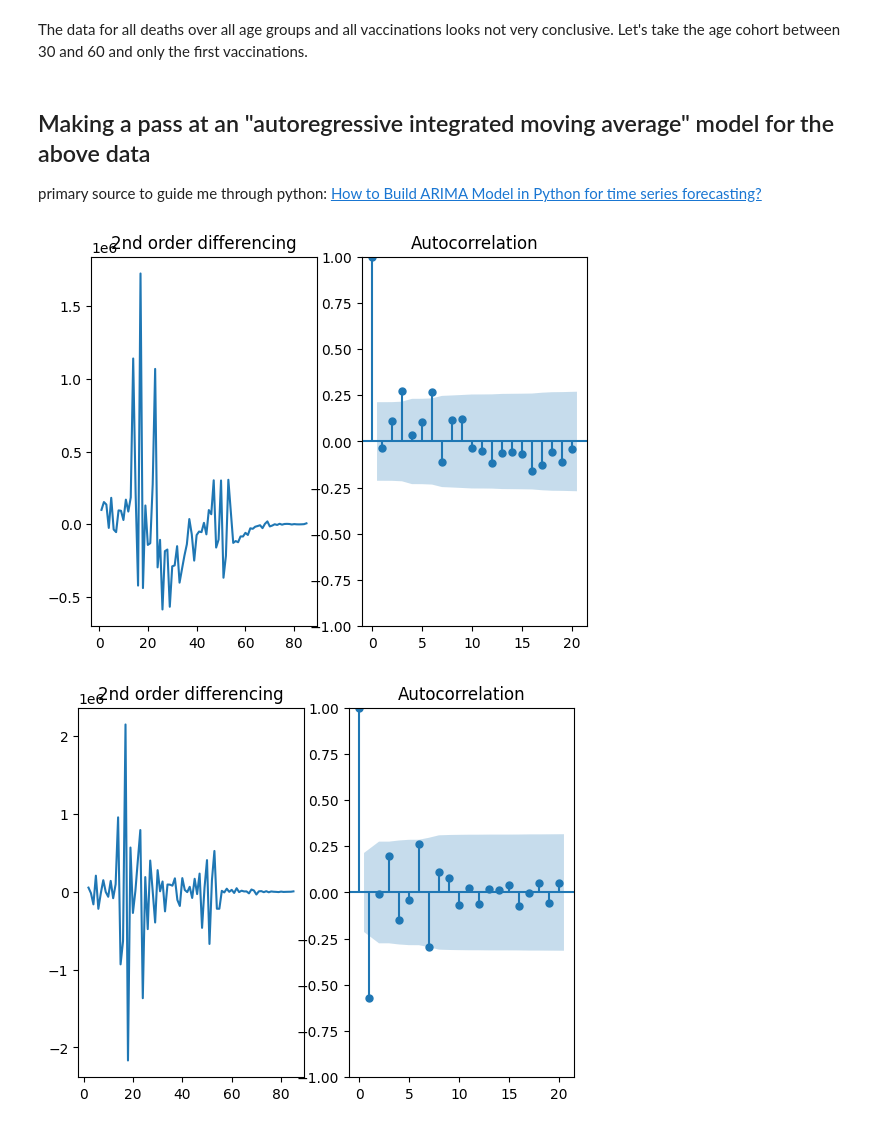
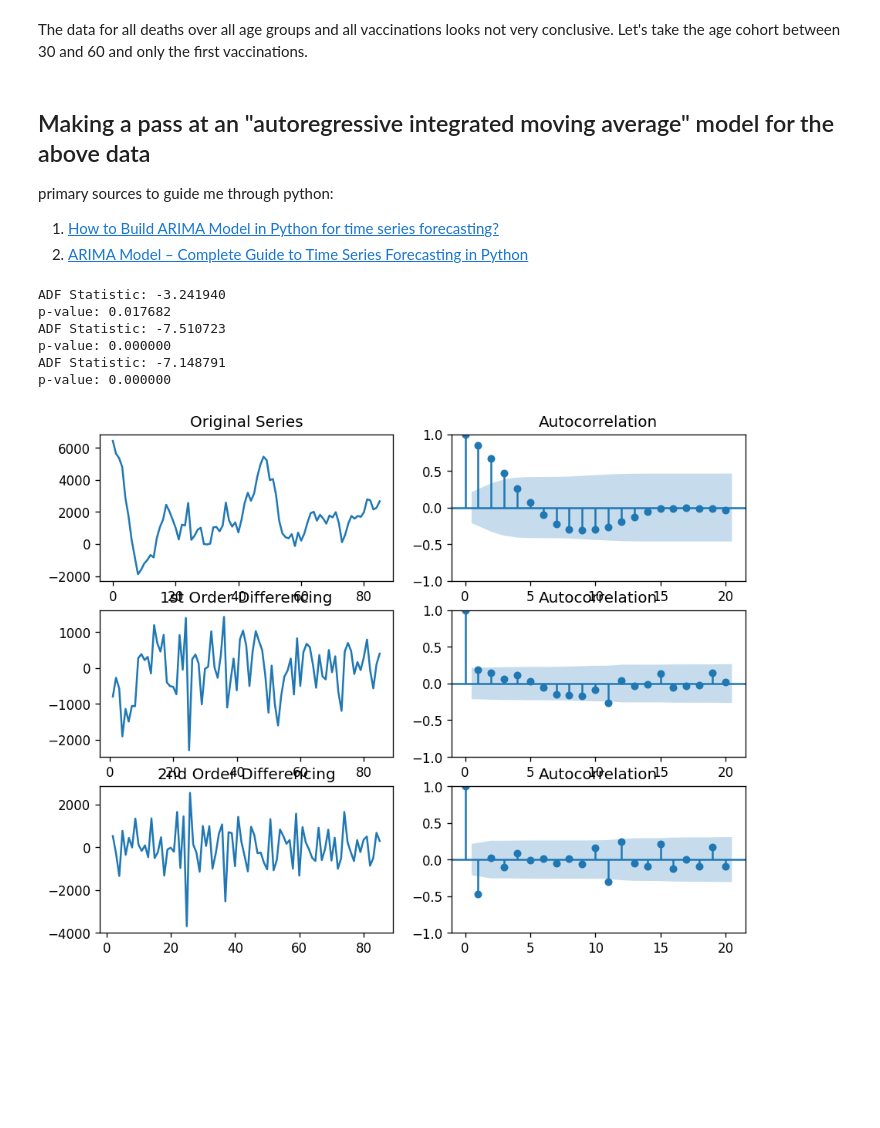
Before and after one commit to matthiasdaues/corona_mortality, a Jupyter notebook: notebooks/mortality_and_vaccination_against_covid.ipynb, the cells around one changed output. Saved outputs shown, nothing was run; the diff lists cells and outputs as text; code cells hidden in the pictures; blank space fills up the shorter version.

```diff
--- a/notebooks/mortality_and_vaccination_against_covid.ipynb
+++ b/notebooks/mortality_and_vaccination_against_covid.ipynb
@@ -226,30 +226,57 @@ Let's take the age cohort between 30 and 60 and only the first vaccinations.
 # %% [markdown]
 ## Making a pass at an "autoregressive integrated moving average" model for the above data
 
- primary source to guide me through python: [How to Build ARIMA Model in Python for time series forecasting?](https://www.projectpro.io/article/how-to-build-arima-model-in-python/544)
+ primary sources to guide me through python:
+
+ 1. [How to Build ARIMA Model in Python for time series forecasting?](https://www.projectpro.io/article/how-to-build-arima-model-in-python/544)
+ 2. [ARIMA Model – Complete Guide to Time Series Forecasting in Python](https://www.machinelearningplus.com/time-series/arima-model-time-series-forecasting-python/)
 # %%
 import statsmodels
 from statsmodels.graphics.tsaplots import plot_acf
-# %%
-f = plt.figure()
-
-ax1=f.add_subplot(121)
-ax1.set_title('1st order differencing')
-ax1.plot(death_vax_weekly.impfungen_biontech_min1_gi.diff())
-
-ax2=f.add_subplot(122)
-plot_acf(death_vax_weekly.impfungen_biontech_min1_gi.diff().dropna(), ax = ax2)
-plt.show()
-
-f = plt.figure()
-
-ax1=f.add_subplot(121)
-ax1.set_title('2nd order differencing')
-ax1.plot(death_vax_weekly.impfungen_biontech_min1_gi.diff().diff())
-
-ax2=f.add_subplot(122)
-plot_acf(death_vax_weekly.impfungen_biontech_min1_gi.diff().diff().dropna(), ax = ax2)
-plt.show()
-# %% [output]
-[figure, removed]
-[figure, removed]
+# %%
+# perform the augmented Dickie Fuller test on the data to check for stationarity
+
+from statsmodels.tsa.stattools import adfuller
+from numpy import log
+
+result = adfuller(death_vax_weekly.total_excess.dropna())
+print('ADF Statistic: %f' % result[0])
+print('p-value: %f' % result[1])
+
+result = adfuller(death_vax_weekly.total_excess.diff().dropna())
+print('ADF Statistic: %f' % result[0])
+print('p-value: %f' % result[1])
+
+
+result = adfuller(death_vax_weekly.total_excess.diff().diff().dropna())
+print('ADF Statistic: %f' % result[0])
+print('p-value: %f' % result[1])
+# %% [output]
+ADF Statistic: -3.241940
+p-value: 0.017682
+ADF Statistic: -7.510723
+p-value: 0.000000
+ADF Statistic: -7.148791
+p-value: 0.000000
+# %%
+import numpy as np, pandas as pd
+from statsmodels.graphics.tsaplots import plot_acf, plot_pacf
+import matplotlib.pyplot as plt
+plt.rcParams.update({'figure.figsize':(9,7), 'figure.dpi':120})
+
+# Original Series
+fig, axes = plt.subplots(3, 2, sharex=False)
+axes[0, 0].plot(death_vax_weekly.total_excess); axes[0, 0].set_title('Original Series')
+plot_acf(death_vax_weekly.total_excess, ax=axes[0, 1])
+
+# 1st Differencing
+axes[1, 0].plot(death_vax_weekly.total_excess.diff()); axes[1, 0].set_title('1st Order Differencing')
+plot_acf(death_vax_weekly.total_excess.diff().dropna(), ax=axes[1, 1])
+
+# 2nd Differencing
+axes[2, 0].plot(death_vax_weekly.total_excess.diff().diff()); axes[2, 0].set_title('2nd Order Differencing')
+plot_acf(death_vax_weekly.total_excess.diff().diff().dropna(), ax=axes[2, 1])
+
+plt.show()
+# %% [output]
+[figure, added]
```
Also changed, not shown: parts of 5 cells of this notebook.
